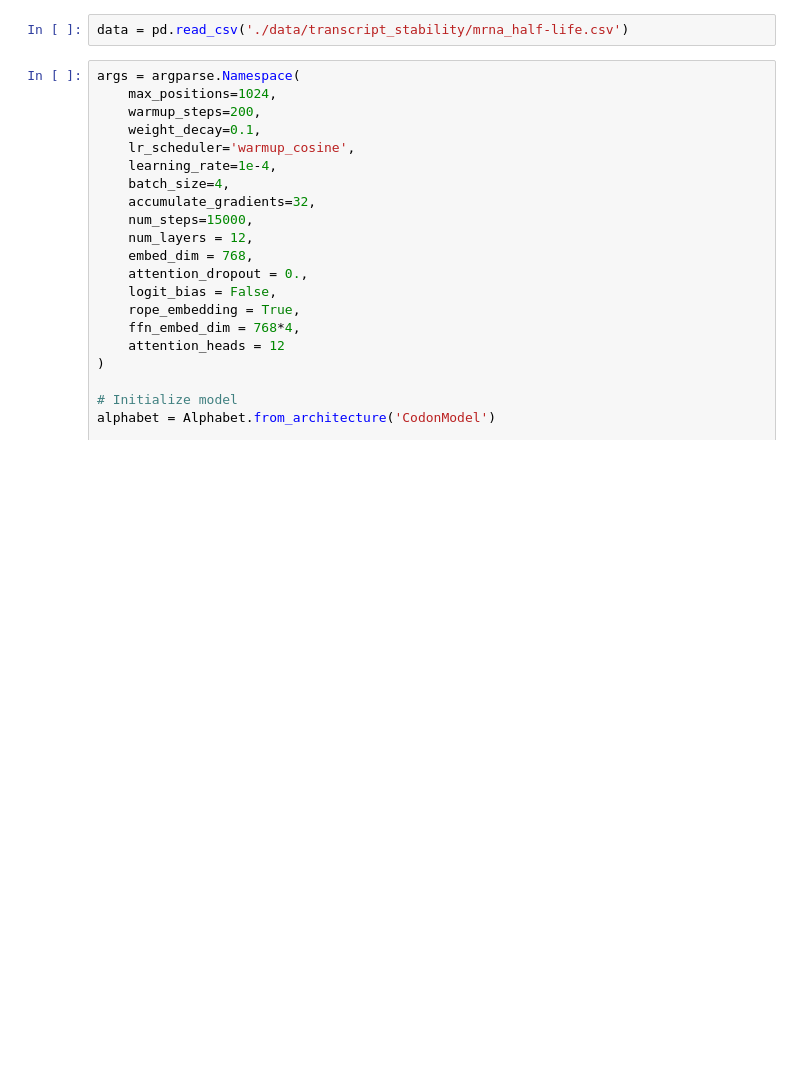
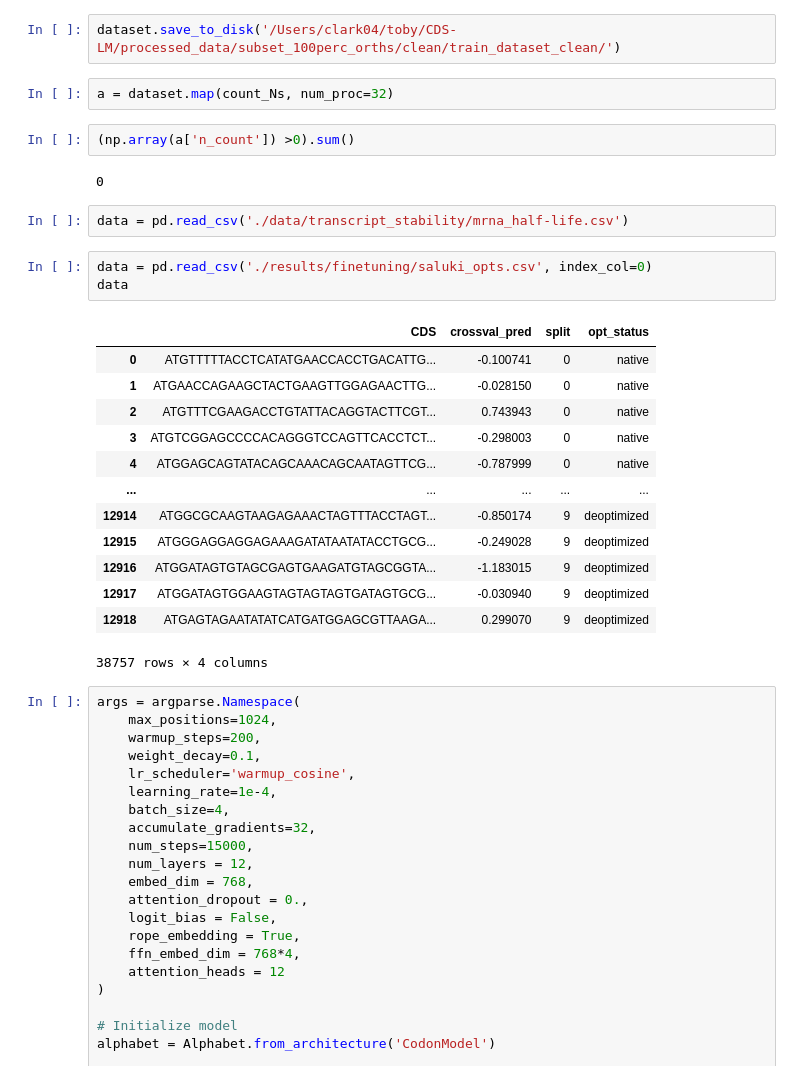
Before and after one commit to toby-clark4/CaLM, a Jupyter notebook: eval_model.ipynb, the cells around one changed output. Drawn from its saved outputs; the diff is of its cells as text; blank space fills up the shorter version.

Commit message:
updated for HF dataset processing

```diff
--- a/eval_model.ipynb
+++ b/eval_model.ipynb
@@ -15,5 +35,30 @@ from calm.alphabet import Alphabet
+# %%
+dataset.save_to_disk('/Users/clark04/toby/CDS-LM/processed_data/subset_100perc_orths/clean/train_dataset_clean/')
+# %%
+a = dataset.map(count_Ns, num_proc=32)
+# %%
+(np.array(a['n_count']) >0).sum()
+# %% [output]
+0
 # %%
 data = pd.read_csv('./data/transcript_stability/mrna_half-life.csv')
+# %%
+data = pd.read_csv('./results/finetuning/saluki_opts.csv', index_col=0)
+data
+# %% [output]
+|  | CDS | crossval_pred | split | opt_status |
+| 0 | ATGTTTTTACCTCATATGAACCACCTGACATTG... | -0.100741 | 0 | native |
+| 1 | ATGAACCAGAAGCTACTGAAGTTGGAGAACTTG... | -0.028150 | 0 | native |
+| 2 | ATGTTTCGAAGACCTGTATTACAGGTACTTCGT... | 0.743943 | 0 | native |
+| 3 | ATGTCGGAGCCCCACAGGGTCCAGTTCACCTCT... | -0.298003 | 0 | native |
+| 4 | ATGGAGCAGTATACAGCAAACAGCAATAGTTCG... | -0.787999 | 0 | native |
+| ... | ... | ... | ... | ... |
+| 12914 | ATGGCGCAAGTAAGAGAAACTAGTTTACCTAGT... | -0.850174 | 9 | deoptimized |
+| 12915 | ATGGGAGGAGGAGAAAGATATAATATACCTGCG... | -0.249028 | 9 | deoptimized |
+| 12916 | ATGGATAGTGTAGCGAGTGAAGATGTAGCGGTA... | -1.183015 | 9 | deoptimized |
+| 12917 | ATGGATAGTGGAAGTAGTAGTAGTGATAGTGCG... | -0.030940 | 9 | deoptimized |
+| 12918 | ATGAGTAGAATATATCATGATGGAGCGTTAAGA... | 0.299070 | 9 | deoptimized |
+38757 rows × 4 columns
 # %%
 args = argparse.Namespace(
     max_positions=1024,
```
Also changed, not shown: parts of 10 cells of this notebook, 7 other files.
